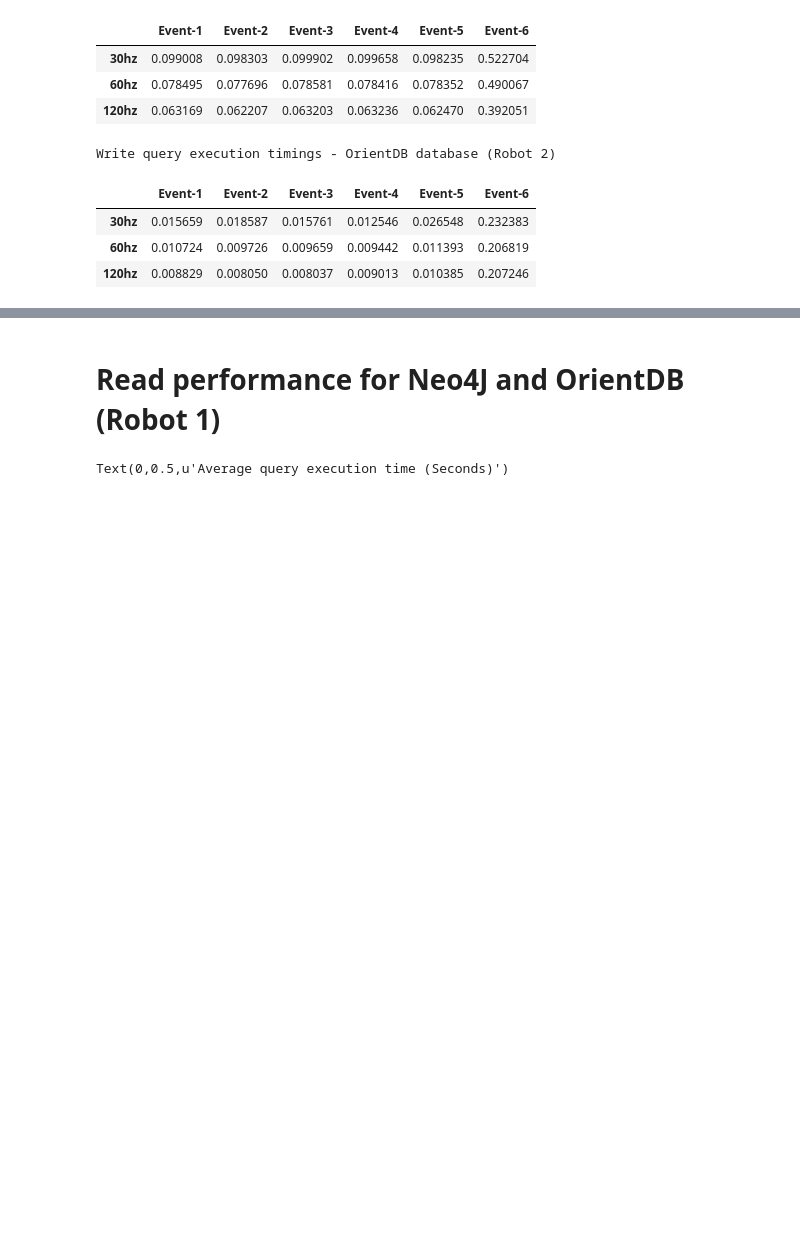
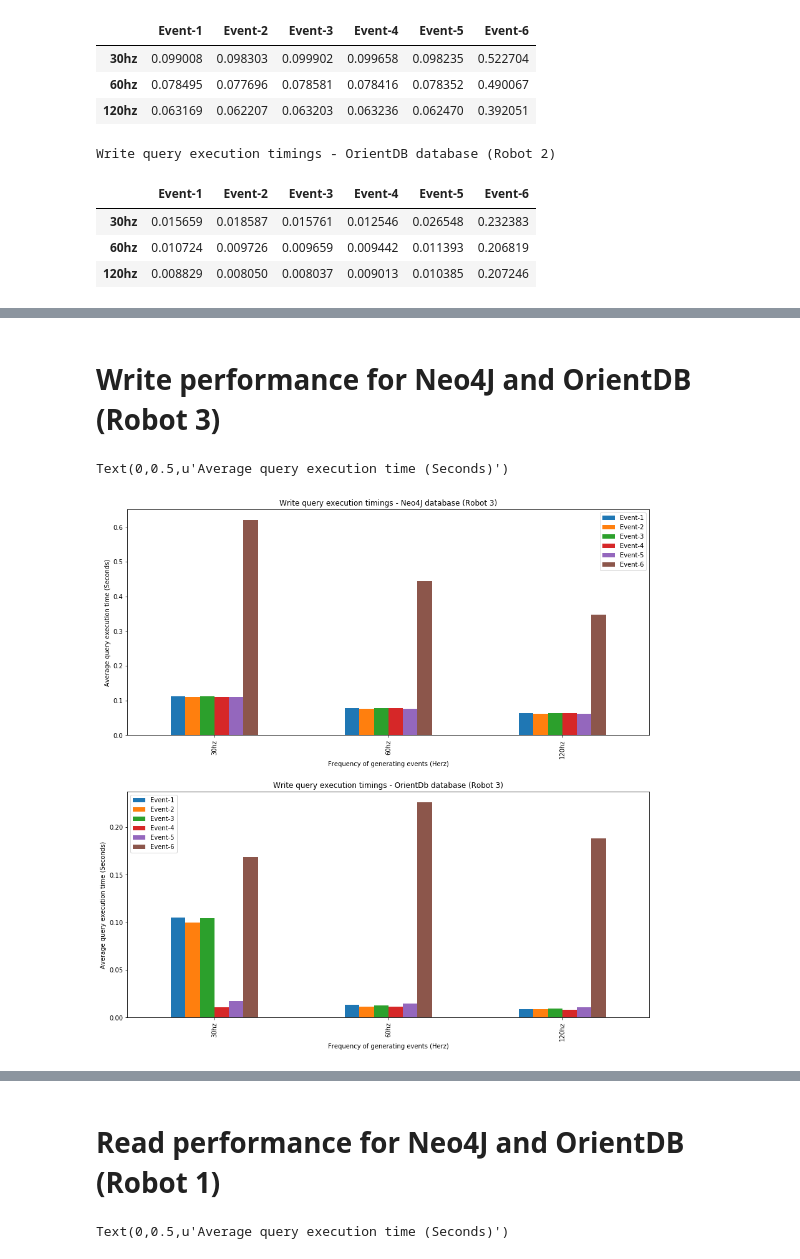
Before and after one commit to rubanraj54/research-and-developement, a Jupyter notebook: log_parser.ipynb, the cells around one changed output, grey strips where cells are left out. Cells and saved outputs as stored; diff of their text form; code cells hidden in the pictures; blank space fills up the shorter version.

```diff
--- a/log_parser.ipynb
+++ b/log_parser.ipynb
@@ -246,0 +380,36 @@ Write query execution timings - OrientDB database (Robot 2)
+# %% [markdown]
+# Write performance for Neo4J and OrientDB (Robot 3)
+# %%
+neo_files_3 = open_files(3)
+orient_files_3 = open_files(3)
+# %%
+neo_avgs_3 = get_avg_neo(neo_files_3)
+neo_df_3 = pd.DataFrame(neo_avgs_3, columns=['Event-1', 'Event-2', 'Event-3', 'Event-4','Event-5','Event-6'],
+                   index=['30hz','60hz','120hz'])
+
+
+orient_avgs_3 = get_avg(orient_files_3)
+orient_df_3 = pd.DataFrame(orient_avgs_3, columns=['Event-1', 'Event-2', 'Event-3', 'Event-4','Event-5','Event-6'],
+                   index=['30hz','60hz','120hz'])
+# %%
+#Init subplots with height and width
+fig_3, axes_3 = plt.subplots(nrows=2, ncols=1)
+fig_3.set_figheight(15)
+fig_3.set_figwidth(15)
+fig_3.subplots_adjust(hspace=.25)
+
+#Ploting the averate values from neo4j and orientDB
+neo_plot_3 = neo_df_3.plot(ax=axes_3[0],kind='bar')
+orient_plot_3 = orient_df_3.plot(ax=axes_3[1],kind='bar')
+
+#Setting title for subplots
+neo_plot_3.set_title("Write query execution timings - Neo4J database (Robot 3)")
+neo_plot_3.set_xlabel("Frequency of generating events (Herz)")
+neo_plot_3.set_ylabel("Average query execution time (Seconds)")
+
+orient_plot_3.set_title("Write query execution timings - OrientDb database (Robot 3)")
+orient_plot_3.set_xlabel("Frequency of generating events (Herz)")
+orient_plot_3.set_ylabel("Average query execution time (Seconds)")
+# %% [output]
+Text(0,0.5,u'Average query execution time (Seconds)')
+[figure, added]
```
Also changed, not shown: parts of 20 cells of this notebook.
